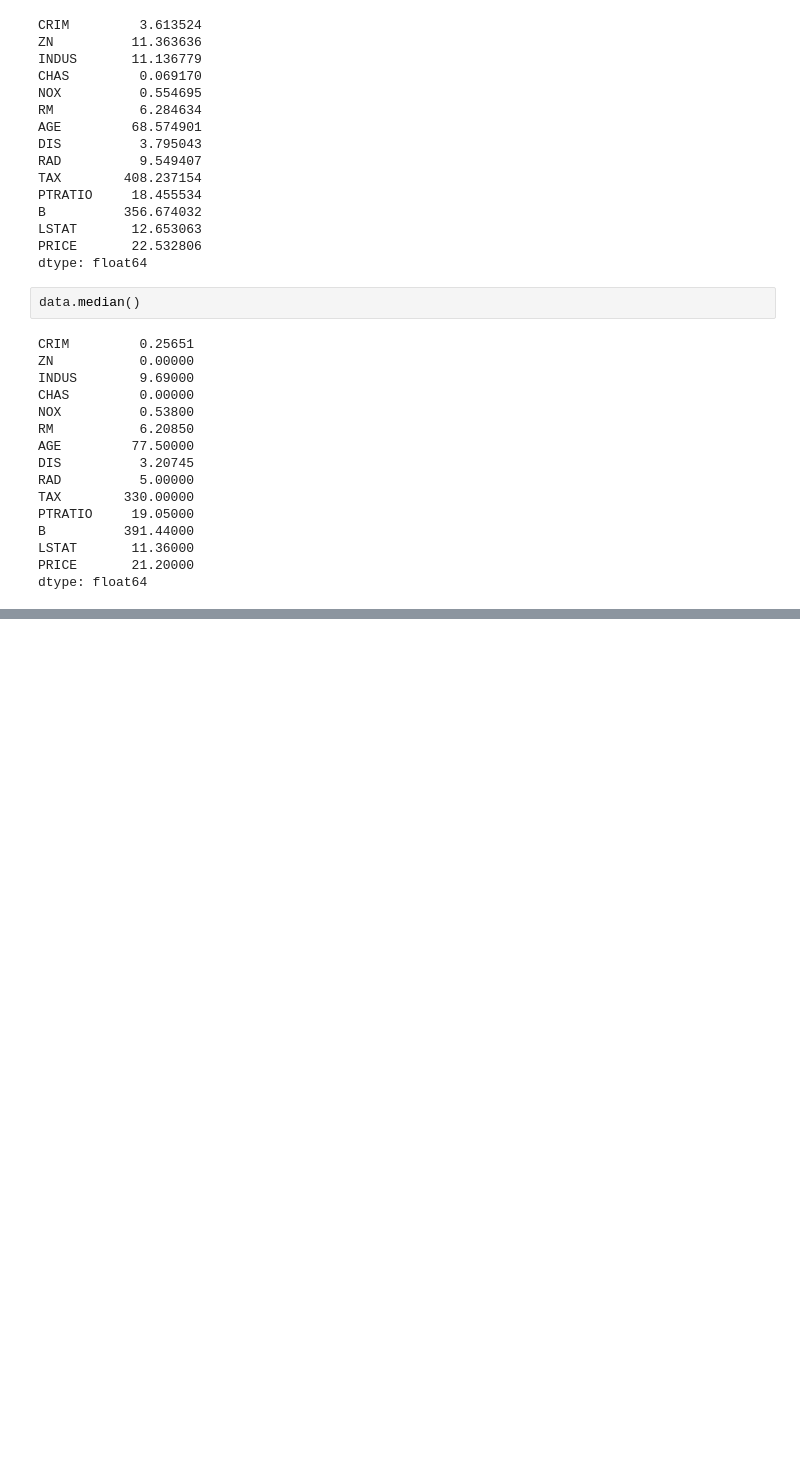
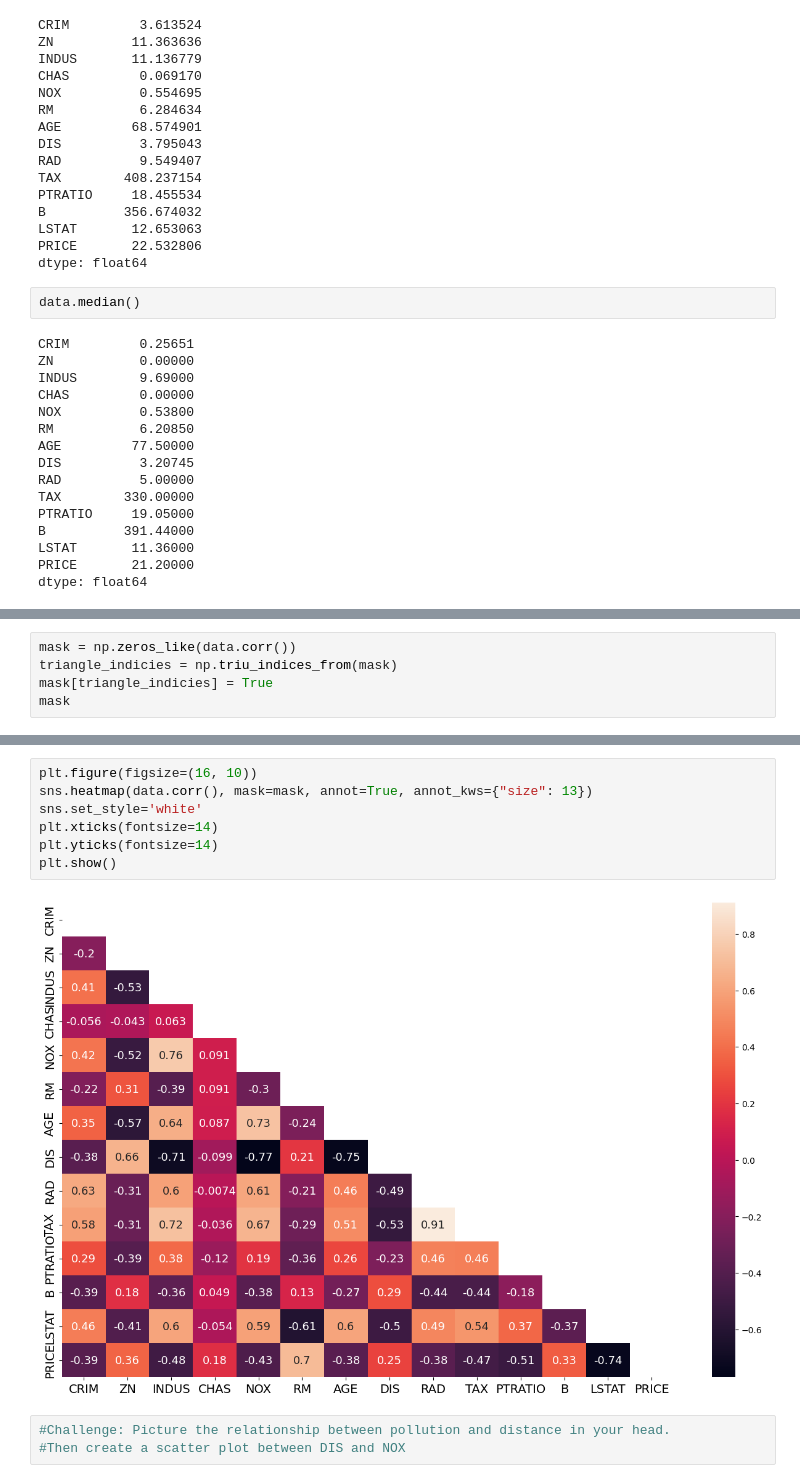
Before and after one commit to JonniiRingo/Data-Science-Ml, a Jupyter notebook: 04 Multivariate Regression.ipynb, the cells around one changed output, grey strips where cells are left out. Cells and saved outputs as stored; diff of their text form; blank space fills up the shorter version.

Commit message:
Seaborn visualisation and correlation analysis

```diff
--- a/04 Multivariate Regression.ipynb
+++ b/04 Multivariate Regression.ipynb
@@ -355,0 +390,5 @@ data.describe()
+# %%
+mask = np.zeros_like(data.corr())
+triangle_indicies = np.triu_indices_from(mask)
+mask[triangle_indicies] = True
+mask
@@ -355,0 +410,12 @@ data.describe()
+# %%
+plt.figure(figsize=(16, 10))
+sns.heatmap(data.corr(), mask=mask, annot=True, annot_kws={"size": 13})
+sns.set_style='white'
+plt.xticks(fontsize=14)
+plt.yticks(fontsize=14)
+plt.show()
+# %% [output]
+[figure, added]
+# %%
+#Challenge: Picture the relationship between pollution and distance in your head.
+#Then create a scatter plot between DIS and NOX
```
Also changed, not shown: parts of 8 cells of this notebook, 1 other file.
